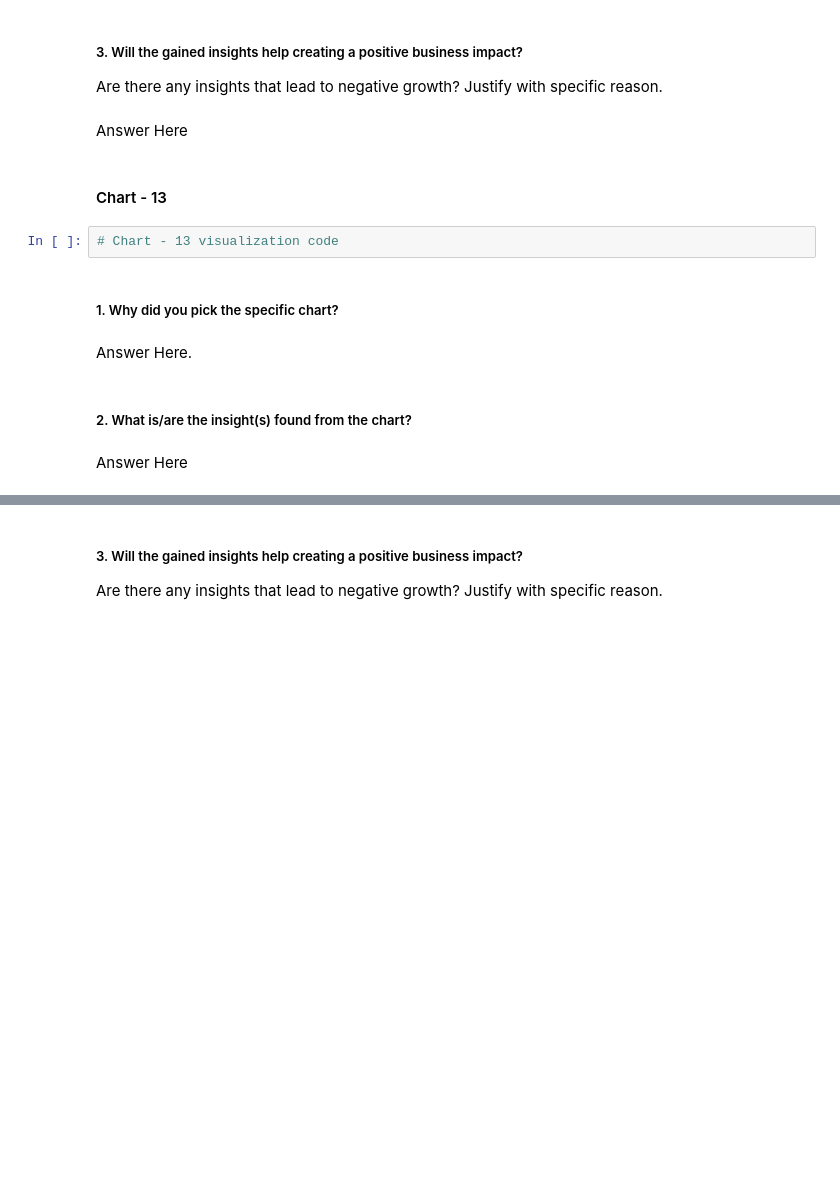
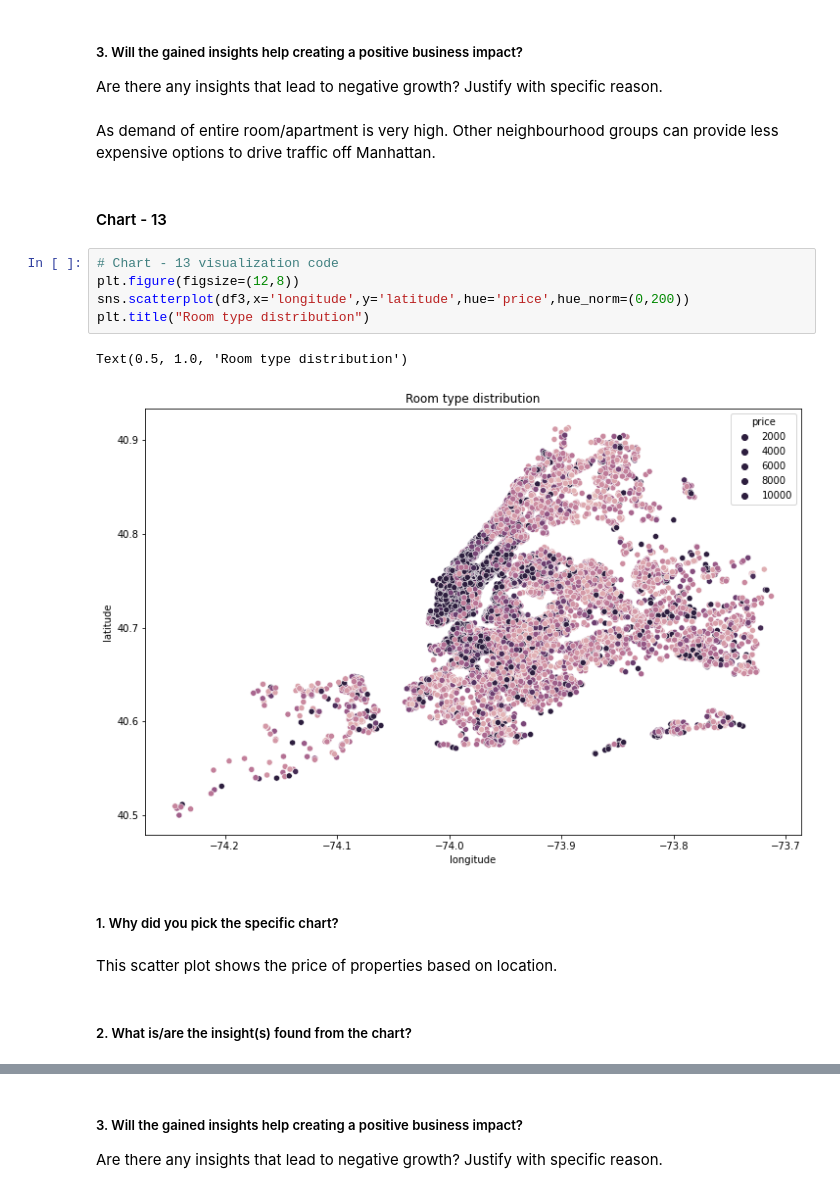
Before and after one commit to sidpatondikar/CAPSTONE-Airbnb-Booking-Analysis-Siddharth-Patondikar, a Jupyter notebook: Team_Notebook.ipynb, the cells around one changed output, grey strips where cells are left out. Drawn from its saved outputs; the diff is of its cells as text; blank space fills up the shorter version.

```diff
--- a/Team_Notebook.ipynb
+++ b/Team_Notebook.ipynb
@@ -811,17 +818,21 @@ Answer Here
 # %% [markdown]
 ##### 3. Will the gained insights help creating a positive business impact?
 Are there any insights that lead to negative growth? Justify with specific reason.
-# %% [markdown]
-Answer Here
+# %% [markdown]
+As demand of entire room/apartment is very high. Other neighbourhood groups can provide less expensive options to drive traffic off Manhattan.
 # %% [markdown]
 #### Chart - 13
-# %%
-# Chart - 13 visualization code
+# %%
+# Chart - 13 visualization code
+plt.figure(figsize=(12,8))
+sns.scatterplot(df3,x='longitude',y='latitude',hue='price',hue_norm=(0,200))
+plt.title("Room type distribution")
+# %% [output]
+Text(0.5, 1.0, 'Room type distribution')
+[figure, added]
 # %% [markdown]
 ##### 1. Why did you pick the specific chart?
-# %% [markdown]
-Answer Here.
+# %% [markdown]
+This scatter plot shows the price of properties based on location.
 # %% [markdown]
 ##### 2. What is/are the insight(s) found from the chart?
-# %% [markdown]
-Answer Here
```
Also changed, not shown: parts of 18 cells of this notebook.
